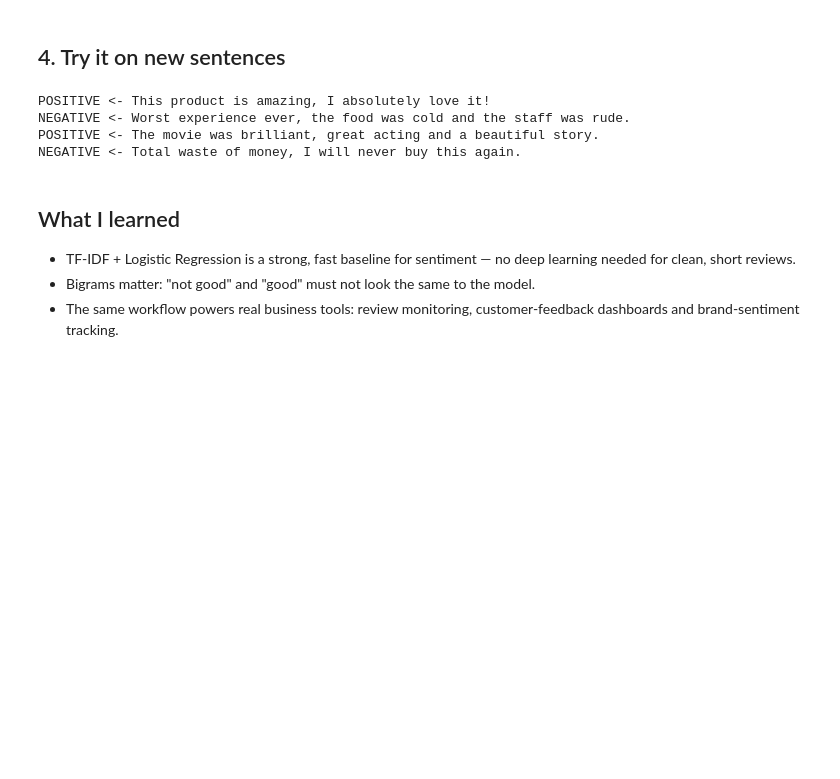
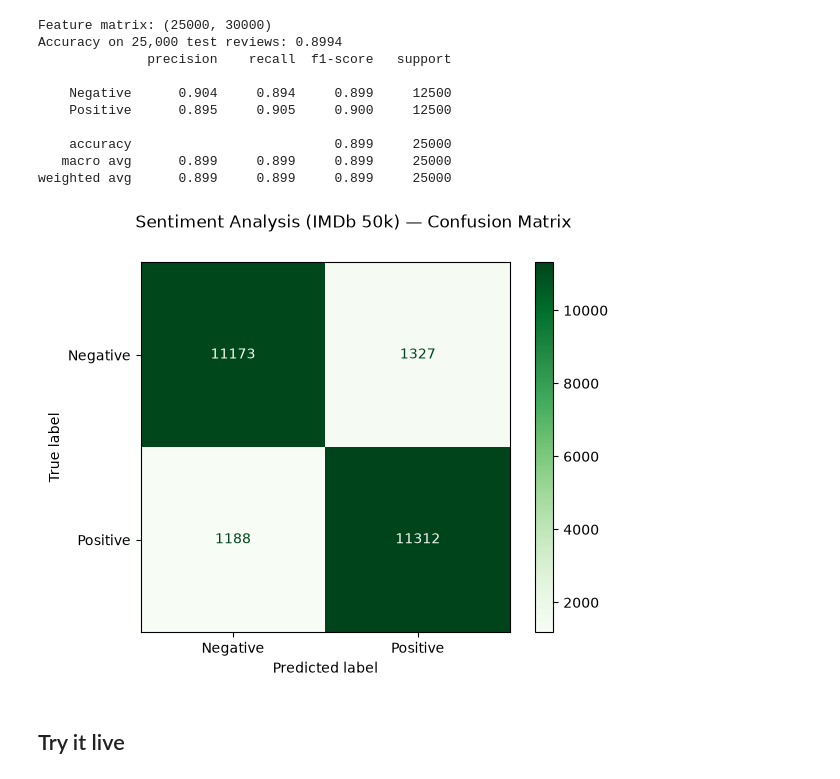
Before and after one commit to ikram6566/ai-projects-portfolio, a Jupyter notebook: 03-sentiment-analysis/sentiment_analysis.ipynb, the cells around one changed output. Cells and saved outputs as stored; diff of their text form; code cells hidden in the pictures; blank space fills up the shorter version.

```diff
--- a/03-sentiment-analysis/sentiment_analysis.ipynb
+++ b/03-sentiment-analysis/sentiment_analysis.ipynb
@@ -75,0 +9,14 @@ weighted avg       0.82      0.82      0.82       550
+# %%
+import pandas as pd
+from sklearn.feature_extraction.text import TfidfVectorizer
+from sklearn.linear_model import LogisticRegression
+from sklearn.metrics import accuracy_score, classification_report, ConfusionMatrixDisplay
+
+TRAIN = "https://huggingface.co/datasets/stanfordnlp/imdb/resolve/main/plain_text/train-00000-of-00001.parquet"
+TEST = "https://huggingface.co/datasets/stanfordnlp/imdb/resolve/main/plain_text/test-00000-of-00001.parquet"
+
+train = pd.read_parquet(TRAIN)
+test = pd.read_parquet(TEST)
+print("Train:", train.shape, "| Test:", test.shape)
+print("Train labels (0=negative, 1=positive):")
+print(train["label"].value_counts())
@@ -75,0 +33,9 @@ weighted avg       0.82      0.82      0.82       550
+# %%
+def clean(s):
+    return s.str.replace("<br />", " ", regex=False).str.replace("<br/>", " ", regex=False)
+
+X_train_text = clean(train["text"])
+X_test_text = clean(test["text"])
+y_train, y_test = train["label"], test["label"]
+print("Example review (truncated):")
+print(X_train_text.iloc[0][:300])
@@ -76,22 +48,30 @@ weighted avg       0.82      0.82      0.82       550
+# %%
+vec = TfidfVectorizer(max_features=30000, ngram_range=(1, 2), sublinear_tf=True)
+X_train = vec.fit_transform(X_train_text)
+X_test = vec.transform(X_test_text)
+print("Feature matrix:", X_train.shape)
+
+model = LogisticRegression(max_iter=1000)
+model.fit(X_train, y_train)
+pred = model.predict(X_test)
+
+print("Accuracy on 25,000 test reviews:", round(accuracy_score(y_test, pred), 4))
+print(classification_report(y_test, pred, target_names=["Negative", "Positive"], digits=3))
+
+disp = ConfusionMatrixDisplay.from_predictions(y_test, pred, display_labels=["Negative", "Positive"], cmap="Greens")
+disp.figure_.suptitle("Sentiment Analysis (IMDb 50k) — Confusion Matrix")
+disp.figure_.savefig("confusion_matrix.png", dpi=110, bbox_inches="tight")
+# %% [output]
+Feature matrix: (25000, 30000)
+Accuracy on 25,000 test reviews: 0.8994
+              precision    recall  f1-score   support
+
+    Negative      0.904     0.894     0.899     12500
+    Positive      0.895     0.905     0.900     12500
+
+    accuracy                          0.899     25000
+   macro avg      0.899     0.899     0.899     25000
+weighted avg      0.899     0.899     0.899     25000
+[figure, added]
 # %% [markdown]
-## 4. Try it on new sentences
+## Try it live
-# %%
-tests = [
-    "This product is amazing, I absolutely love it!",
-    "Worst experience ever, the food was cold and the staff was rude.",
-    "The movie was brilliant, great acting and a beautiful story.",
-    "Total waste of money, I will never buy this again.",
-]
-for text in tests:
-    p = model.predict(vectorizer.transform([text]))[0]
-    print(("POSITIVE" if p == 1 else "NEGATIVE"), "<-", text)
-# %% [output]
-POSITIVE <- This product is amazing, I absolutely love it!
-NEGATIVE <- Worst experience ever, the food was cold and the staff was rude.
-POSITIVE <- The movie was brilliant, great acting and a beautiful story.
-NEGATIVE <- Total waste of money, I will never buy this again.
-# %% [markdown]
-## What I learned
-- TF-IDF + Logistic Regression is a strong, fast baseline for sentiment — no deep learning needed for clean, short reviews.
-- Bigrams matter: "not good" and "good" must not look the same to the model.
-- The same workflow powers real business tools: review monitoring, customer-feedback dashboards and brand-sentiment tracking.
```
Also changed, not shown: parts of 14 cells of this notebook, 2 other files.
